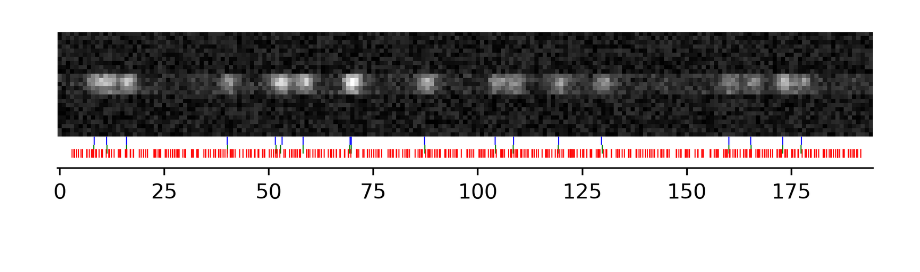
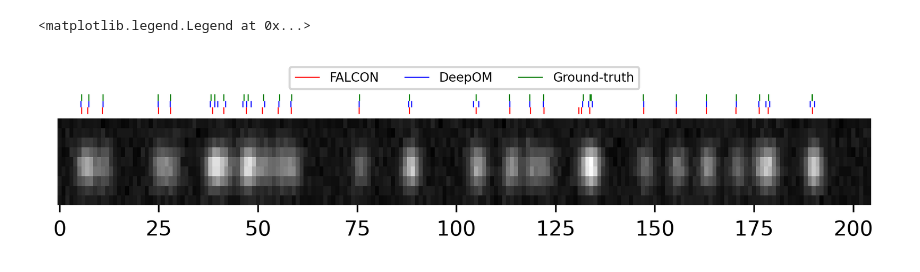
Before and after one commit to yevgenin/DeepOM, a Jupyter notebook: figures/falcon_compare.ipynb, the cells around one changed output. Cells and saved outputs as stored; diff of their text form; code cells hidden in the pictures; blank space fills up the shorter version.

```diff
--- a/figures/falcon_compare.ipynb
+++ b/figures/falcon_compare.ipynb
@@ -50,0 +22,9 @@ frames no. 1 ~ 1 are reconstructing...
+# %%
+localizer_module.rng = default_rng(seed=4)
+
+data_item = localizer_module.make_data()
+data_item.lat_size_min = 9
+data_item.stray_density = 1e-9
+data_item.make_target()
+inference_item = localizer_module.inference_item(data_item.image[:, 2:-2, :])
+plt.imshow(inference_item.image_input)
@@ -50,0 +45,3 @@ frames no. 1 ~ 1 are reconstructing...
+# %%
+falcon = Falcon()
+falcon.start()
@@ -50,0 +50,3 @@ frames no. 1 ~ 1 are reconstructing...
+# %%
+locs = falcon(image_file)
+len(locs.x)
@@ -51,29 +57,52 @@ frames no. 1 ~ 1 are reconstructing...
 # %%
-_, axs = pyplot.subplots(figsize=(7, 4), dpi=400, nrows=1)
+from imageio import mimread
+fig, axs = plt.subplots(
+    figsize=(7, 1),
+    dpi=400,
+    nrows=2,
+    sharex=True,
+    gridspec_kw=dict(height_ratios=[1, 3], hspace=0),
+)
 
-# image = data_item.image[0]
-from imageio import mimread
 image = mimread(image_file)[0]
 labeled_pos = data_item.labeled_coords.T[1]
 
-pyplot.imshow(image, cmap="gray")
-objs = pyplot.eventplot(
-    [inference_item.loc_pred - .5,
-    labeled_pos - .5, x - .5], lineoffsets=[-3.5, -1.5, -4.5], colors=["g", "b", "r"],
-                        linewidths=.5, linelengths=2)
-# pyplot.legend(objs, ["Simulated ground-truth positions", "Neural net predicted localizations"],
-#               ncol=3, loc="upper center",
-#               fontsize=6,
-#               bbox_to_anchor=(0.5, 1.5)
-#               )
-set_only_x_visible()
+ax = axs[0]
+objs = ax.eventplot(
+    [
+        locs.x - 1,
+        inference_item.loc_pred - .5,
+        labeled_pos - .5,
+    ],
+    colors="rbg",
+    linewidths=.5,
+    linelengths=1
+)
+ax.set_frame_on(False)
+ax.get_xaxis().set_visible(False)
+ax.get_yaxis().set_visible(False)
+
+ax = axs[1]
+ax.imshow(image, cmap="gray", aspect="auto")
+ax.set_frame_on(False)
+ax.get_yaxis().set_visible(False)
+plt.sca(axs[0])
+# plt.ylim(0, .5)
+plt.legend(objs,
+           ["FALCON",
+            "DeepOM",
+            "Ground-truth",
+            ],
+              ncol=3, loc="upper center",
+              fontsize=6,
+              bbox_to_anchor=(0.5, 2)
+              )
 # set_formatter(lambda x, _: int((x * data_item.scale) / 1000))
-pyplot.gca().invert_yaxis()
-# pyplot.gca().add_artist(
+# plt.gca().add_artist(
 #     ScaleBar(scalebar_scale, color="w", box_alpha=0, scale_loc="top", location="upper right", width_fraction=.02,
 #              sep=0))
-# pyplot.xlabel("sequence position (kb)")
-# pyplot.xlim(None, 100)
-# pyplot.ylim(-4.5, None)
+# plt.xlabel("sequence position (kb)")
+# plt.xlim(None, 100)
 # %% [output]
+<matplotlib.legend.Legend at 0x...>
-[figure, old version]
+[figure, new version]
```
Also changed, not shown: parts of 15 cells of this notebook, 2 other files.
